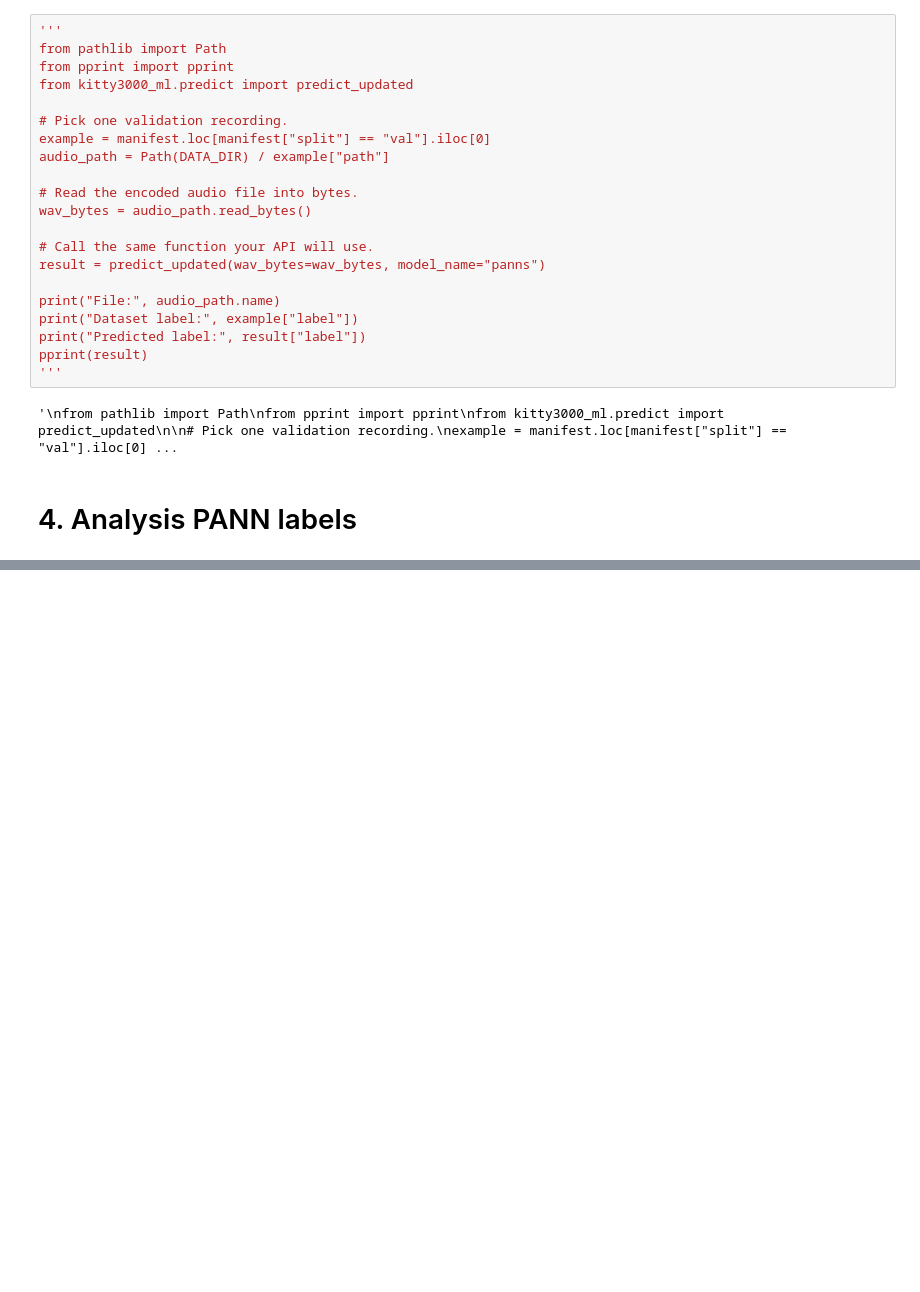
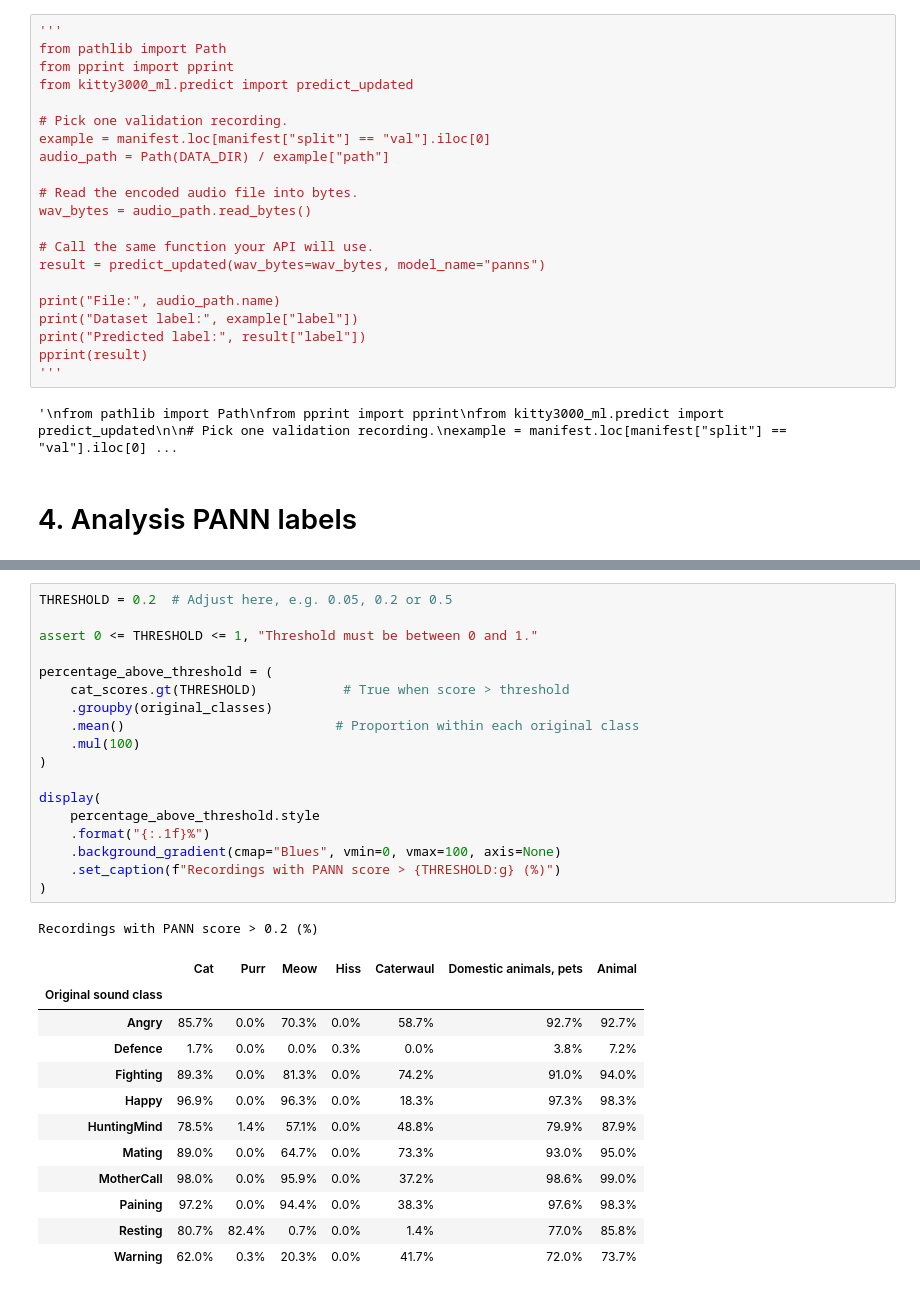
Before and after one commit to CevenJKnowles/Kitty3000-ML, a Jupyter notebook: notebooks/bas-PANN-model-1.ipynb, the cells around one changed output, grey strips where cells are left out. Saved outputs shown, nothing was run; the diff lists cells and outputs as text; blank space fills up the shorter version.

```diff
--- a/notebooks/bas-PANN-model-1.ipynb
+++ b/notebooks/bas-PANN-model-1.ipynb
@@ -421,0 +451,32 @@ plt.show()
+# %%
+THRESHOLD = 0.2  # Adjust here, e.g. 0.05, 0.2 or 0.5
+
+assert 0 <= THRESHOLD <= 1, "Threshold must be between 0 and 1."
+
+percentage_above_threshold = (
+    cat_scores.gt(THRESHOLD)           # True when score > threshold
+    .groupby(original_classes)
+    .mean()                           # Proportion within each original class
+    .mul(100)
+)
+
+display(
+    percentage_above_threshold.style
+    .format("{:.1f}%")
+    .background_gradient(cmap="Blues", vmin=0, vmax=100, axis=None)
+    .set_caption(f"Recordings with PANN score > {THRESHOLD:g} (%)")
+)
+# %% [output]
+Recordings with PANN score > 0.2 (%)
+|  | Cat | Purr | Meow | Hiss | Caterwaul | Domestic animals, pets | Animal |
+| Original sound class |  |  |  |  |  |  |  |
+| Angry | 85.7% | 0.0% | 70.3% | 0.0% | 58.7% | 92.7% | 92.7% |
+| Defence | 1.7% | 0.0% | 0.0% | 0.3% | 0.0% | 3.8% | 7.2% |
+| Fighting | 89.3% | 0.0% | 81.3% | 0.0% | 74.2% | 91.0% | 94.0% |
+| Happy | 96.9% | 0.0% | 96.3% | 0.0% | 18.3% | 97.3% | 98.3% |
+| HuntingMind | 78.5% | 1.4% | 57.1% | 0.0% | 48.8% | 79.9% | 87.9% |
+| Mating | 89.0% | 0.0% | 64.7% | 0.0% | 73.3% | 93.0% | 95.0% |
+| MotherCall | 98.0% | 0.0% | 95.9% | 0.0% | 37.2% | 98.6% | 99.0% |
+| Paining | 97.2% | 0.0% | 94.4% | 0.0% | 38.3% | 97.6% | 98.3% |
+| Resting | 80.7% | 82.4% | 0.7% | 0.0% | 1.4% | 77.0% | 85.8% |
+| Warning | 62.0% | 0.3% | 20.3% | 0.0% | 41.7% | 72.0% | 73.7% |
```
Also changed, not shown: parts of 4 cells of this notebook.
